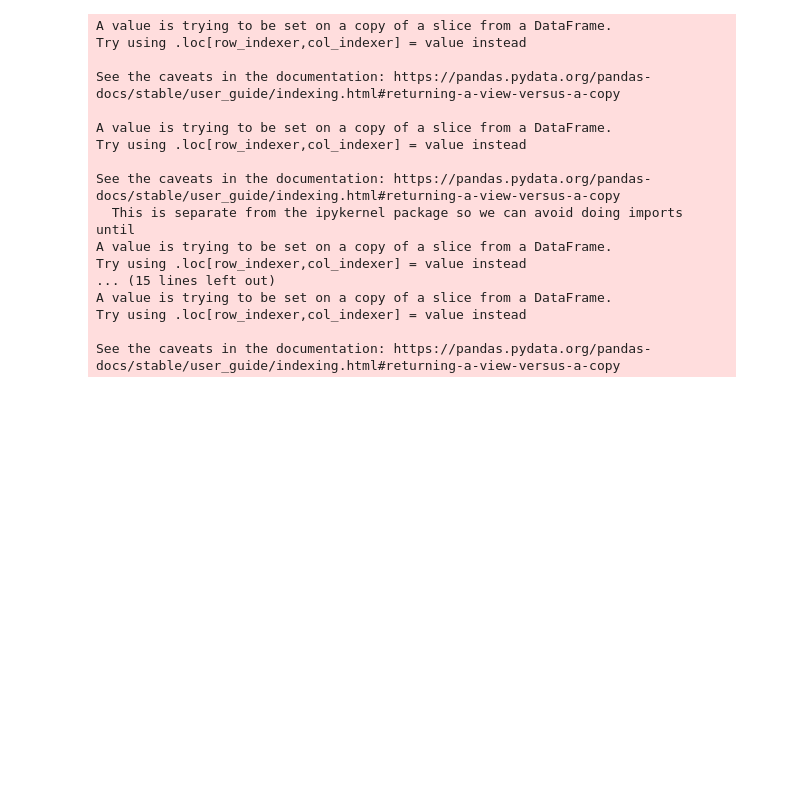
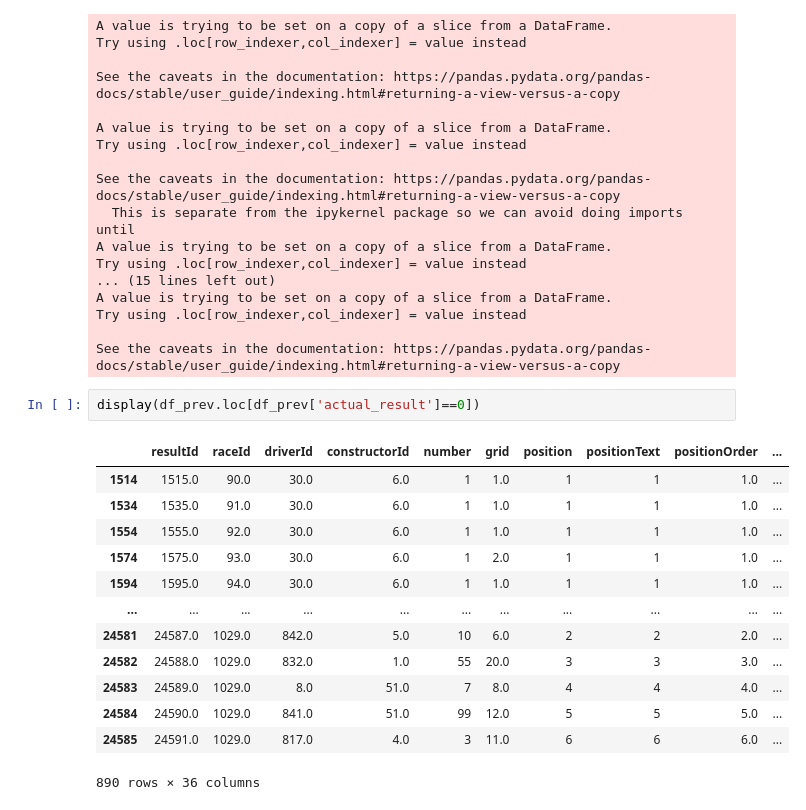
Before and after one commit to edie-zhou/data_lab_f1, a Jupyter notebook: F1.ipynb, the cells around one changed output. Drawn from its saved outputs; the diff is of its cells as text; blank space fills up the shorter version.

Commit message:
Fixed 0-value actual results

```diff
--- a/F1.ipynb
+++ b/F1.ipynb
@@ -510,3 +510,19 @@ A value is trying to be set on a copy of a slice from a DataFrame.
 Try using .loc[row_indexer,col_indexer] = value instead
 
 See the caveats in the documentation: https://pandas.pydata.org/pandas-docs/stable/user_guide/indexing.html#returning-a-view-versus-a-copy
+# %%
+display(df_prev.loc[df_prev['actual_result']==0])
+# %% [output]
+|  | resultId | raceId | driverId | constructorId | number | grid | position | positionText | positionOrder | ... |
+| 1514 | 1515.0 | 90.0 | 30.0 | 6.0 | 1 | 1.0 | 1 | 1 | 1.0 | ... |
+| 1534 | 1535.0 | 91.0 | 30.0 | 6.0 | 1 | 1.0 | 1 | 1 | 1.0 | ... |
+| 1554 | 1555.0 | 92.0 | 30.0 | 6.0 | 1 | 1.0 | 1 | 1 | 1.0 | ... |
+| 1574 | 1575.0 | 93.0 | 30.0 | 6.0 | 1 | 2.0 | 1 | 1 | 1.0 | ... |
+| 1594 | 1595.0 | 94.0 | 30.0 | 6.0 | 1 | 1.0 | 1 | 1 | 1.0 | ... |
+| ... | ... | ... | ... | ... | ... | ... | ... | ... | ... | ... |
+| 24581 | 24587.0 | 1029.0 | 842.0 | 5.0 | 10 | 6.0 | 2 | 2 | 2.0 | ... |
+| 24582 | 24588.0 | 1029.0 | 832.0 | 1.0 | 55 | 20.0 | 3 | 3 | 3.0 | ... |
+| 24583 | 24589.0 | 1029.0 | 8.0 | 51.0 | 7 | 8.0 | 4 | 4 | 4.0 | ... |
+| 24584 | 24590.0 | 1029.0 | 841.0 | 51.0 | 99 | 12.0 | 5 | 5 | 5.0 | ... |
+| 24585 | 24591.0 | 1029.0 | 817.0 | 4.0 | 3 | 11.0 | 6 | 6 | 6.0 | ... |
+890 rows × 36 columns
```
Also changed, not shown: parts of 2 cells of this notebook, 1 other file.
